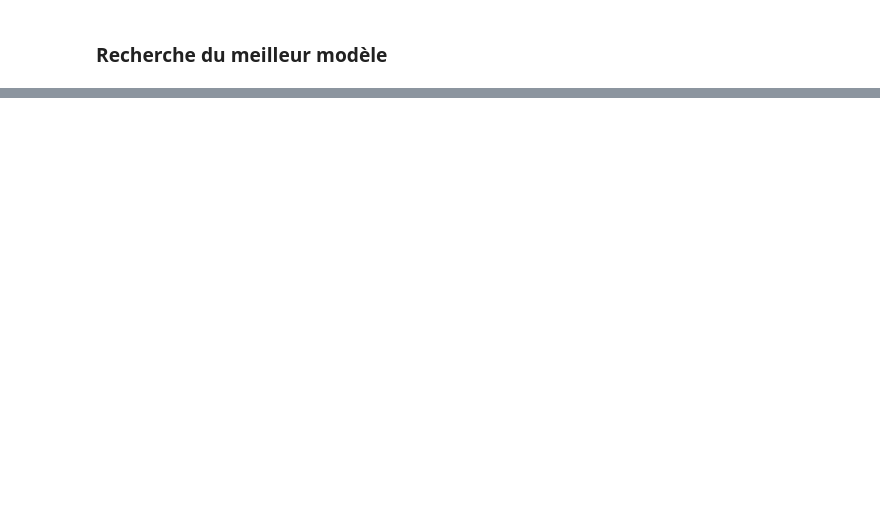
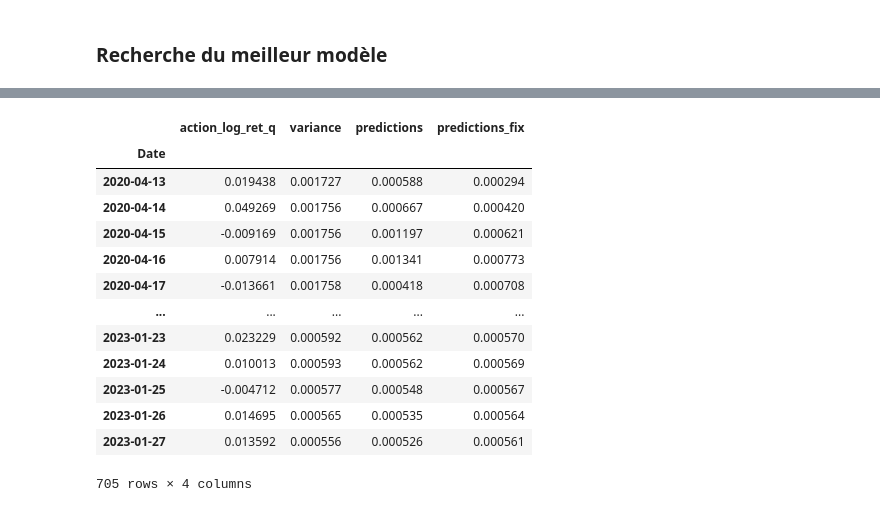
Before and after one commit to RyanSAMAMA/Ensae_projetMDR, a Jupyter notebook: ryanbrouillon.ipynb, the cells around one changed output, grey strips where cells are left out. Saved outputs shown, nothing was run; the diff lists cells and outputs as text; code cells hidden in the pictures; blank space fills up the shorter version.

```diff
--- a/ryanbrouillon.ipynb
+++ b/ryanbrouillon.ipynb
@@ -293,0 +313,31 @@ plt
+# %%
+from pykalman import KalmanFilter
+
+def KalmanFilterAverage(x):
+    kf = KalmanFilter(transition_matrices=[1],
+                      observation_matrices=[1],
+                      initial_state_mean=0,
+                      initial_state_covariance=1,
+                      observation_covariance=1,
+                      transition_covariance=0.01)
+    state_means, _ = kf.filter(x.values)
+    state_means = pd.Series(state_means.flatten(), index = x.index)
+    return state_means
+
+data['predictions_fix'] = KalmanFilterAverage(data['predictions'])
+data
+# %% [output]
+|  | action_log_ret_q | variance | predictions | predictions_fix |
+| Date |  |  |  |  |
+| 2020-04-13 | 0.019438 | 0.001727 | 0.000588 | 0.000294 |
+| 2020-04-14 | 0.049269 | 0.001756 | 0.000667 | 0.000420 |
+| 2020-04-15 | -0.009169 | 0.001756 | 0.001197 | 0.000621 |
+| 2020-04-16 | 0.007914 | 0.001756 | 0.001341 | 0.000773 |
+| 2020-04-17 | -0.013661 | 0.001758 | 0.000418 | 0.000708 |
+| ... | ... | ... | ... | ... |
+| 2023-01-23 | 0.023229 | 0.000592 | 0.000562 | 0.000570 |
+| 2023-01-24 | 0.010013 | 0.000593 | 0.000562 | 0.000569 |
+| 2023-01-25 | -0.004712 | 0.000577 | 0.000548 | 0.000567 |
+| 2023-01-26 | 0.014695 | 0.000565 | 0.000535 | 0.000564 |
+| 2023-01-27 | 0.013592 | 0.000556 | 0.000526 | 0.000561 |
+705 rows × 4 columns
```
Also changed, not shown: parts of 14 cells of this notebook, 1 other file.
